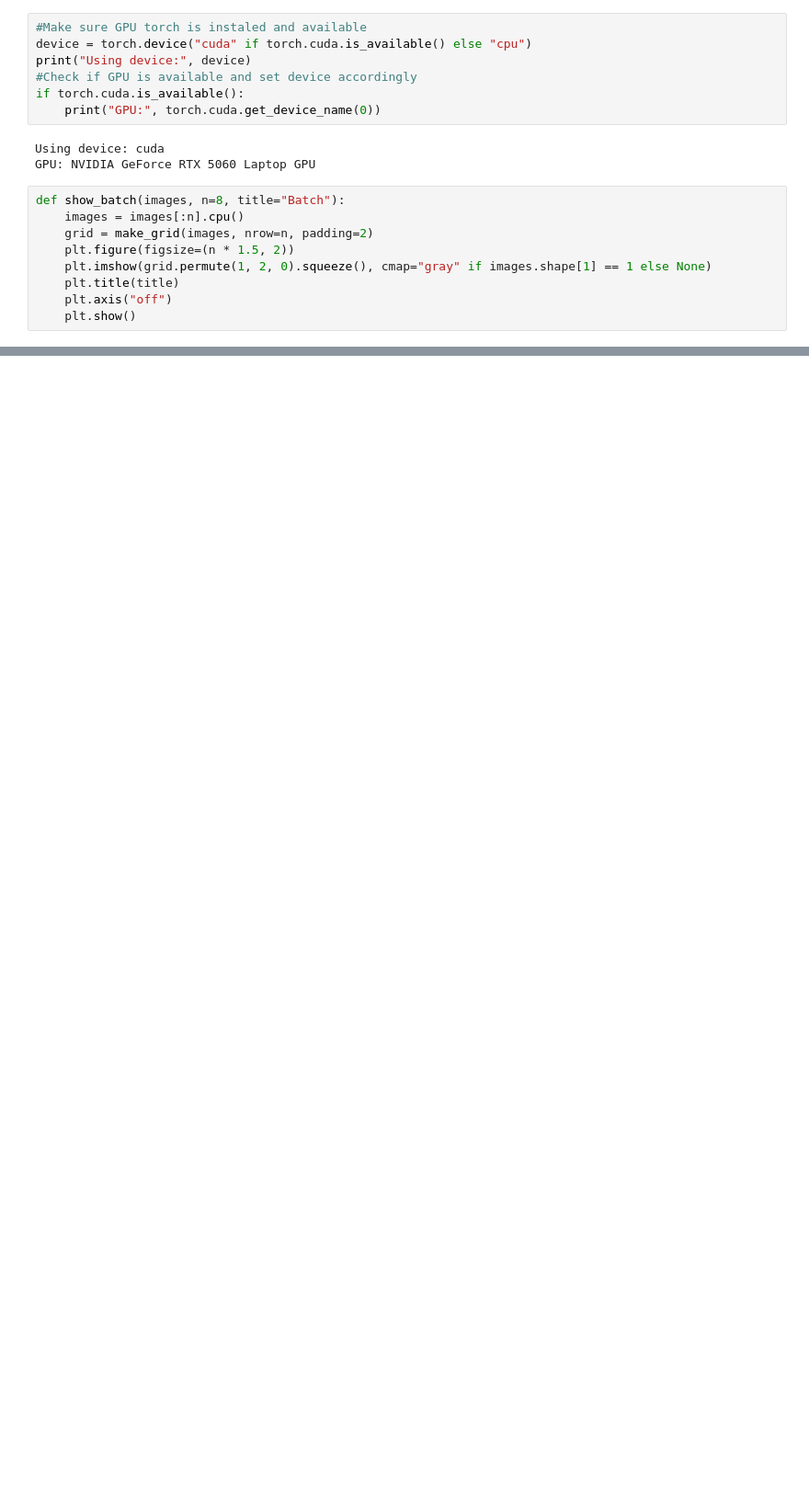
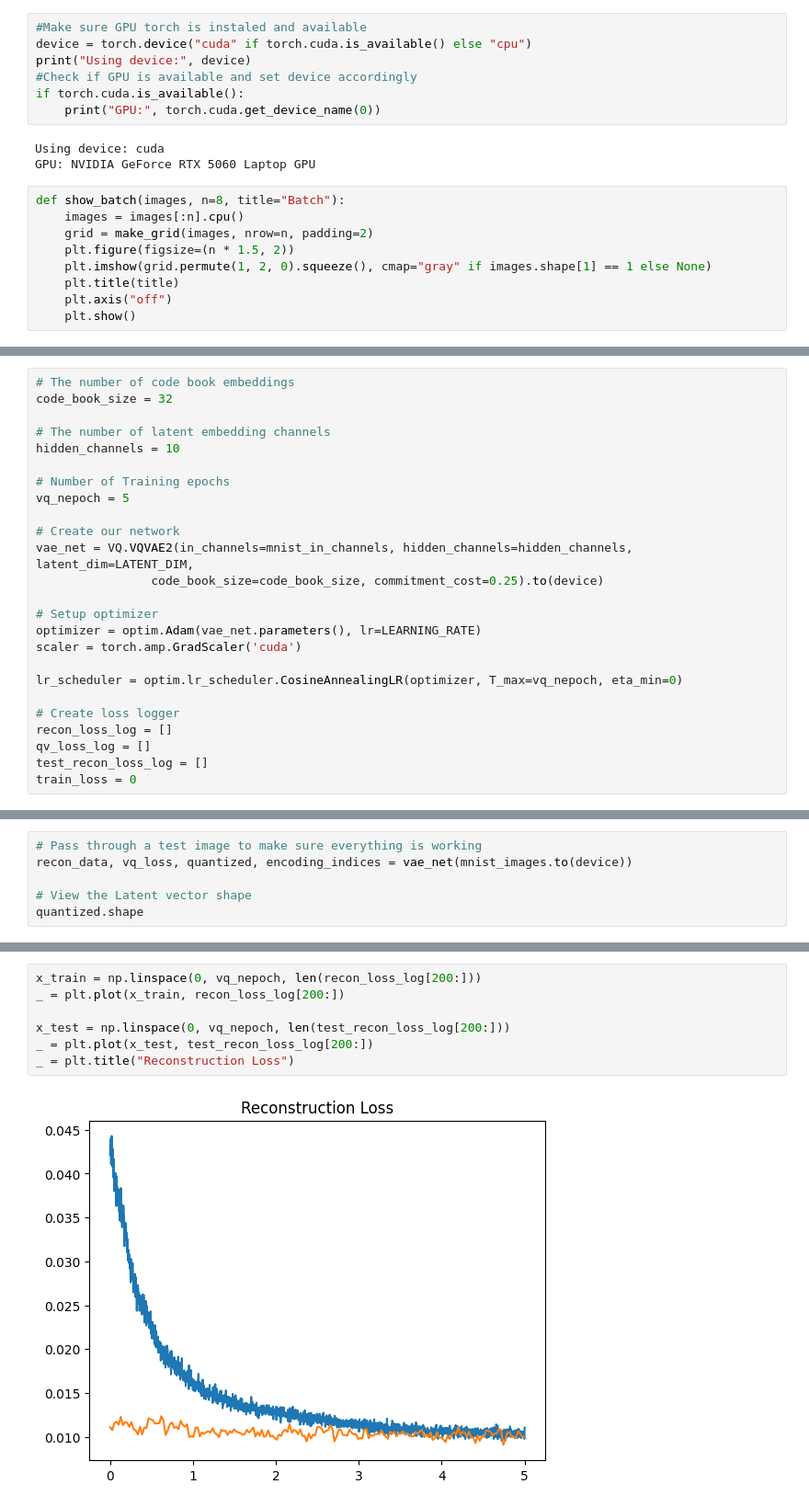
Before and after one commit to ArnarDJ/MLBAssignment2, a Jupyter notebook: MLBAssignment2.ipynb, the cells around one changed output, grey strips where cells are left out. Shown at 92% size. Drawn from its saved outputs; the diff is of its cells as text; blank space fills up the shorter version.

```diff
--- a/MLBAssignment2.ipynb
+++ b/MLBAssignment2.ipynb
@@ -98,0 +107,25 @@ this is a test
+# %%
+# The number of code book embeddings
+code_book_size = 32
+
+# The number of latent embedding channels
+hidden_channels = 10
+
+# Number of Training epochs
+vq_nepoch = 5
+
+# Create our network
+vae_net = VQ.VQVAE2(in_channels=mnist_in_channels, hidden_channels=hidden_channels, latent_dim=LATENT_DIM,
+                code_book_size=code_book_size, commitment_cost=0.25).to(device)
+
+# Setup optimizer
+optimizer = optim.Adam(vae_net.parameters(), lr=LEARNING_RATE)
+scaler = torch.amp.GradScaler('cuda')
+
+lr_scheduler = optim.lr_scheduler.CosineAnnealingLR(optimizer, T_max=vq_nepoch, eta_min=0)
+
+# Create loss logger
+recon_loss_log = []
+qv_loss_log = []
+test_recon_loss_log = []
+train_loss = 0
@@ -98,0 +142,6 @@ this is a test
+# %%
+# Pass through a test image to make sure everything is working
+recon_data, vq_loss, quantized, encoding_indices = vae_net(mnist_images.to(device))
+
+# View the Latent vector shape
+quantized.shape
@@ -98,0 +192,9 @@ this is a test
+# %%
+x_train = np.linspace(0, vq_nepoch, len(recon_loss_log[200:]))
+_ = plt.plot(x_train, recon_loss_log[200:])
+
+x_test = np.linspace(0, vq_nepoch, len(test_recon_loss_log[200:]))
+_ = plt.plot(x_test, test_recon_loss_log[200:])
+_ = plt.title("Reconstruction Loss")
+# %% [output]
+[figure, added]
```
Also changed, not shown: parts of 17 cells of this notebook, 1 other file.
